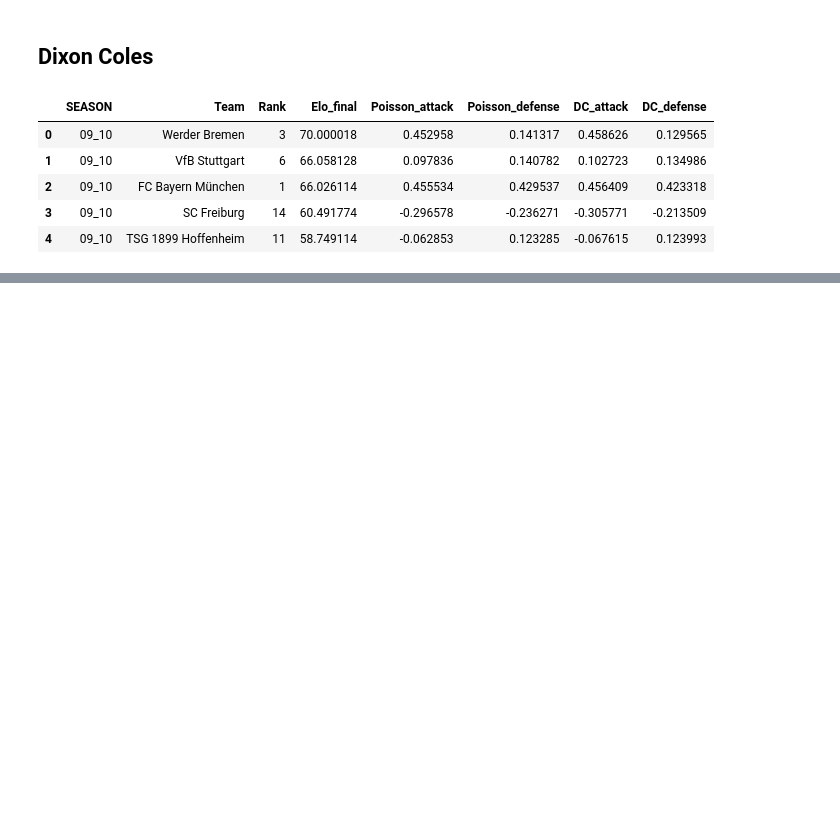
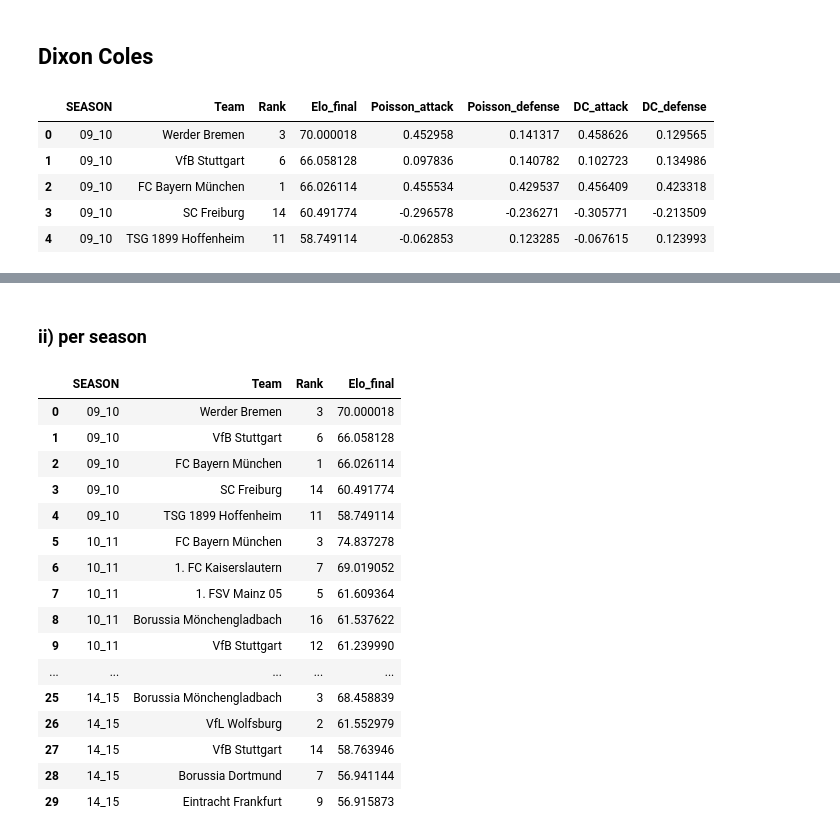
Before and after one commit to Picoalex/template_dsc, a Jupyter notebook: notebooks/02_strength_index.ipynb, the cells around one changed output, grey strips where cells are left out. Saved outputs shown, nothing was run; the diff lists cells and outputs as text; code cells hidden in the pictures; blank space fills up the shorter version.

```diff
--- a/notebooks/02_strength_index.ipynb
+++ b/notebooks/02_strength_index.ipynb
@@ -1152,0 +1280,32 @@ team_strength_summary.head()
+# %% [markdown]
+### ii) per season
+# %%
+# top 5 Elo teams within each season
+top_5_elo_per_season = (
+    final_ratings
+    .sort_values(by=['SEASON', 'Elo_final'], ascending=[True, False])
+    .groupby('SEASON')
+    .head(5)
+    [['SEASON', 'Team', 'Rank', 'Elo_final']]
+    .reset_index(drop=True)
+)
+
+top_5_elo_per_season
+# %% [output]
+|  | SEASON | Team | Rank | Elo_final |
+| 0 | 09_10 | Werder Bremen | 3 | 70.000018 |
+| 1 | 09_10 | VfB Stuttgart | 6 | 66.058128 |
+| 2 | 09_10 | FC Bayern München | 1 | 66.026114 |
+| 3 | 09_10 | SC Freiburg | 14 | 60.491774 |
+| 4 | 09_10 | TSG 1899 Hoffenheim | 11 | 58.749114 |
+| 5 | 10_11 | FC Bayern München | 3 | 74.837278 |
+| 6 | 10_11 | 1. FC Kaiserslautern | 7 | 69.019052 |
+| 7 | 10_11 | 1. FSV Mainz 05 | 5 | 61.609364 |
+| 8 | 10_11 | Borussia Mönchengladbach | 16 | 61.537622 |
+| 9 | 10_11 | VfB Stuttgart | 12 | 61.239990 |
+| ... | ... | ... | ... | ... |
+| 25 | 14_15 | Borussia Mönchengladbach | 3 | 68.458839 |
+| 26 | 14_15 | VfL Wolfsburg | 2 | 61.552979 |
+| 27 | 14_15 | VfB Stuttgart | 14 | 58.763946 |
+| 28 | 14_15 | Borussia Dortmund | 7 | 56.941144 |
+| 29 | 14_15 | Eintracht Frankfurt | 9 | 56.915873 |
```
Also changed, not shown: parts of 9 cells of this notebook.
